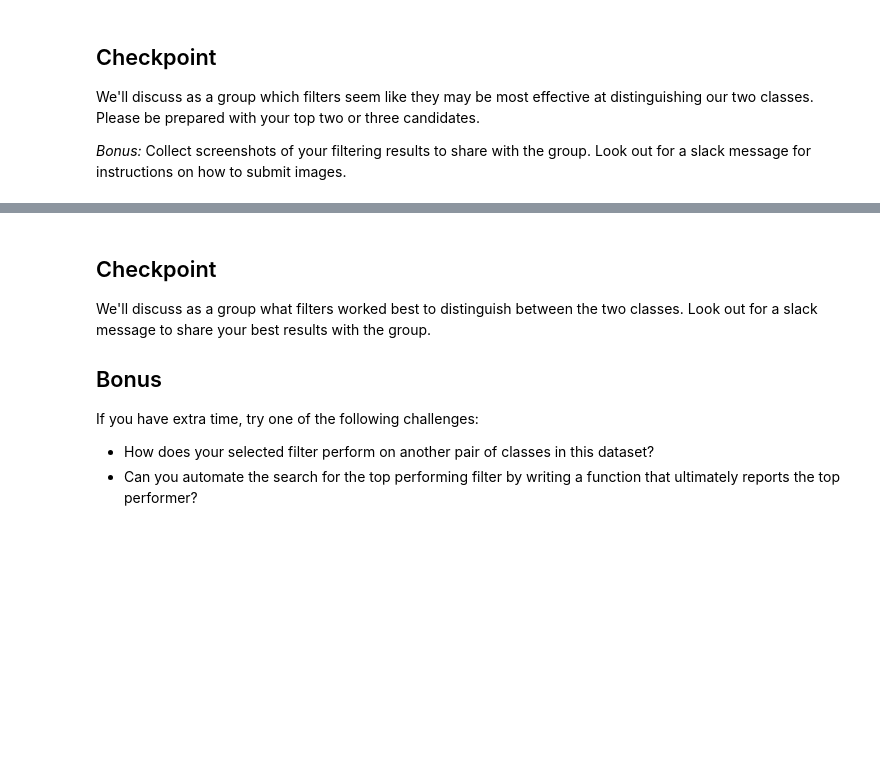
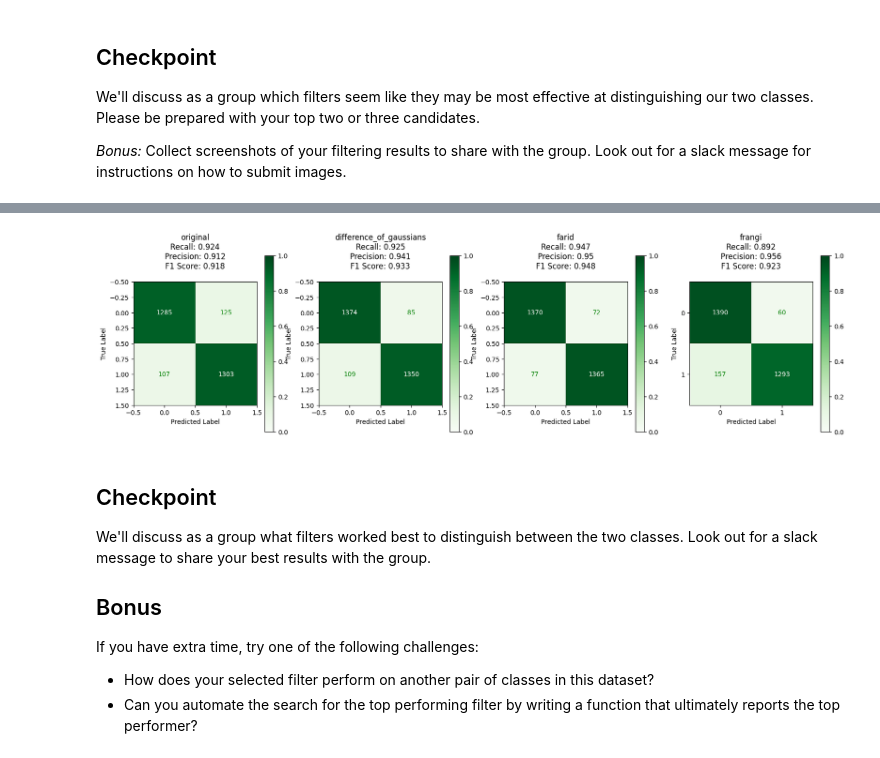
Before and after one commit to dlmbl/intro_ml, a Jupyter notebook: solution-2.ipynb, the cells around one changed output, grey strips where cells are left out. Saved outputs shown, nothing was run; the diff lists cells and outputs as text; code cells hidden in the pictures; blank space fills up the shorter version.

```diff
--- a/solution-2.ipynb
+++ b/solution-2.ipynb
@@ -453,0 +599,8 @@ You will roughly need to follow these steps:
+# %%
+datasets = {}
+for name, fxn in candidates.items():
+    xx = copy.deepcopy(X)
+    xx = np.stack([fxn(im) for im in xx[..., 0]])
+    xx = xx[..., np.newaxis]
+    with tf.device('CPU:0'):
+        datasets[name] = DatasetBuilder(xx, y, batch_size=64)
@@ -453,0 +610,7 @@ You will roughly need to follow these steps:
+# %%
+models = {}
+for name, db in datasets.items():
+    print('Training', name)
+    model = create_linear_classifier()
+    model = train_model(model, db, n_epochs, name)
+    models[name] = model
@@ -453,0 +687,16 @@ You will roughly need to follow these steps:
+# %%
+benchmarking = {}
+for name, model in models.items():
+    db = datasets[name]
+    # Generate predictions
+    test_list = list(db.test_dataset.as_numpy_iterator())
+    X_test = np.concatenate([item[0] for item in test_list], axis=0)
+    y_test = np.concatenate([item[1] for item in test_list], axis=0)
+    y_test = np.argmax(y_test, axis=-1)
+
+    # Compute linear classifier metrics
+    y_pred = model.predict(X_test)
+    y_pred = np.argmax(y_pred, axis=-1)
+
+    metrics = benchmark_performance(y_test, y_pred)
+    benchmarking[name] = metrics
@@ -454,3 +708,9 @@ You will roughly need to follow these steps:
+# %%
+fig, ax = plt.subplots(1, 4, figsize=(20, 5))
+for i, (name, metrics) in enumerate(benchmarking.items()):
+    plot_metrics(metrics, name, ax[i])
+# %% [output]
+[figure, added]
 # %% [markdown]
 ## Checkpoint
 
```
Also changed, not shown: parts of 17 cells of this notebook, 1 other file.
